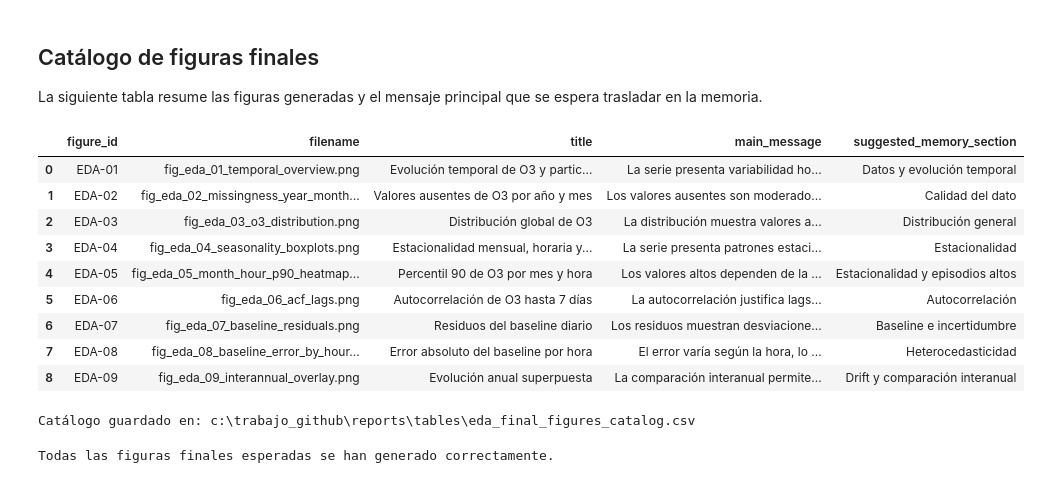
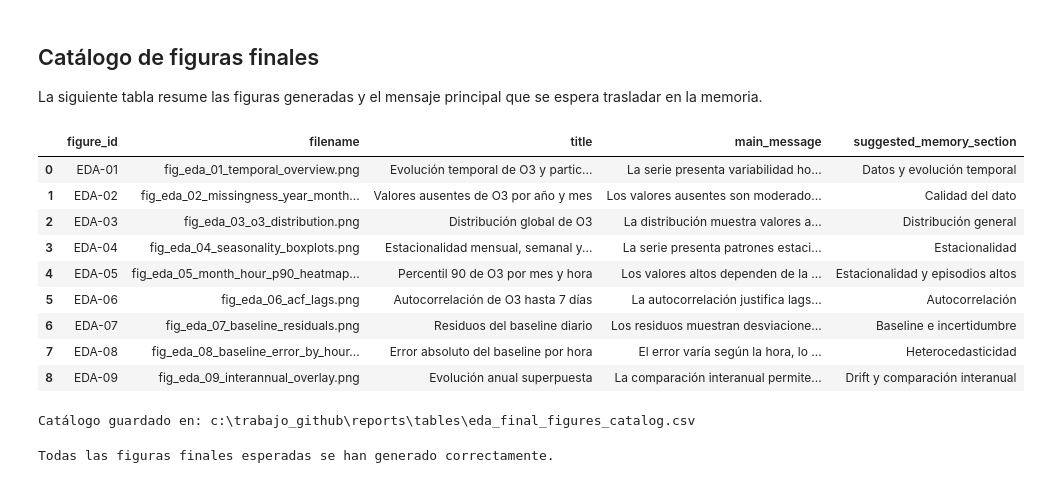
Before and after one commit to hipenation2142/trabajo, a Jupyter notebook: notebooks/01b_eda_final_figures.ipynb, the cells around one changed output. Drawn from its saved outputs; the diff is of its cells as text; code cells hidden in the pictures.

```diff
--- a/notebooks/01b_eda_final_figures.ipynb
+++ b/notebooks/01b_eda_final_figures.ipynb
@@ -1047,7 +1047,7 @@ final_figures_catalog = pd.DataFrame(
         {
             "figure_id": "EDA-04",
             "filename": "fig_eda_04_seasonality_boxplots.png",
-            "title": "Estacionalidad mensual, horaria y semanal",
+            "title": "Estacionalidad mensual, semanal y horaria",
             "main_message": "La serie presenta patrones estacionales que justifican variables temporales.",
             "suggested_memory_section": "Estacionalidad",
         },
@@ -1075,34 +1075,34 @@ final_figures_catalog = pd.DataFrame(
         {
             "figure_id": "EDA-08",
             "filename": "fig_eda_08_baseline_error_by_hour.png",
             "title": "Error absoluto del baseline por hora",
             "main_message": "El error varía según la hora, lo que sugiere heterocedasticidad temporal.",
             "suggested_memory_section": "Heterocedasticidad",
         },
         {
             "figure_id": "EDA-09",
             "filename": "fig_eda_09_interannual_overlay.png",
             "title": "Evolución anual superpuesta",
             "main_message": "La comparación interanual permite estudiar la posible singularidad descriptiva de 2020.",
             "suggested_memory_section": "Drift y comparación interanual",
         },
     ]
 )
 
 display(final_figures_catalog)
 
 final_figures_catalog.to_csv(
     TABLES_DIR / "eda_final_figures_catalog.csv",
     index=False,
 )
 
 print(f"Catálogo guardado en: {TABLES_DIR / 'eda_final_figures_catalog.csv'}")
 # %% [output]
 |  | figure_id | filename | title | main_message | suggested_memory_section |
 | 0 | EDA-01 | fig_eda_01_temporal_overview.png | Evolución temporal de O3 y partic... | La serie presenta variabilidad ho... | Datos y evolución temporal |
 | 1 | EDA-02 | fig_eda_02_missingness_year_month... | Valores ausentes de O3 por año y mes | Los valores ausentes son moderado... | Calidad del dato |
 | 2 | EDA-03 | fig_eda_03_o3_distribution.png | Distribución global de O3 | La distribución muestra valores a... | Distribución general |
-| 3 | EDA-04 | fig_eda_04_seasonality_boxplots.png | Estacionalidad mensual, horaria y... | La serie presenta patrones estaci... | Estacionalidad |
+| 3 | EDA-04 | fig_eda_04_seasonality_boxplots.png | Estacionalidad mensual, semanal y... | La serie presenta patrones estaci... | Estacionalidad |
 | 4 | EDA-05 | fig_eda_05_month_hour_p90_heatmap... | Percentil 90 de O3 por mes y hora | Los valores altos dependen de la ... | Estacionalidad y episodios altos |
 | 5 | EDA-06 | fig_eda_06_acf_lags.png | Autocorrelación de O3 hasta 7 días | La autocorrelación justifica lags... | Autocorrelación |
 | 6 | EDA-07 | fig_eda_07_baseline_residuals.png | Residuos del baseline diario | Los residuos muestran desviacione... | Baseline e incertidumbre |
```
Also changed, not shown: parts of 3 cells of this notebook, 3 other files.
